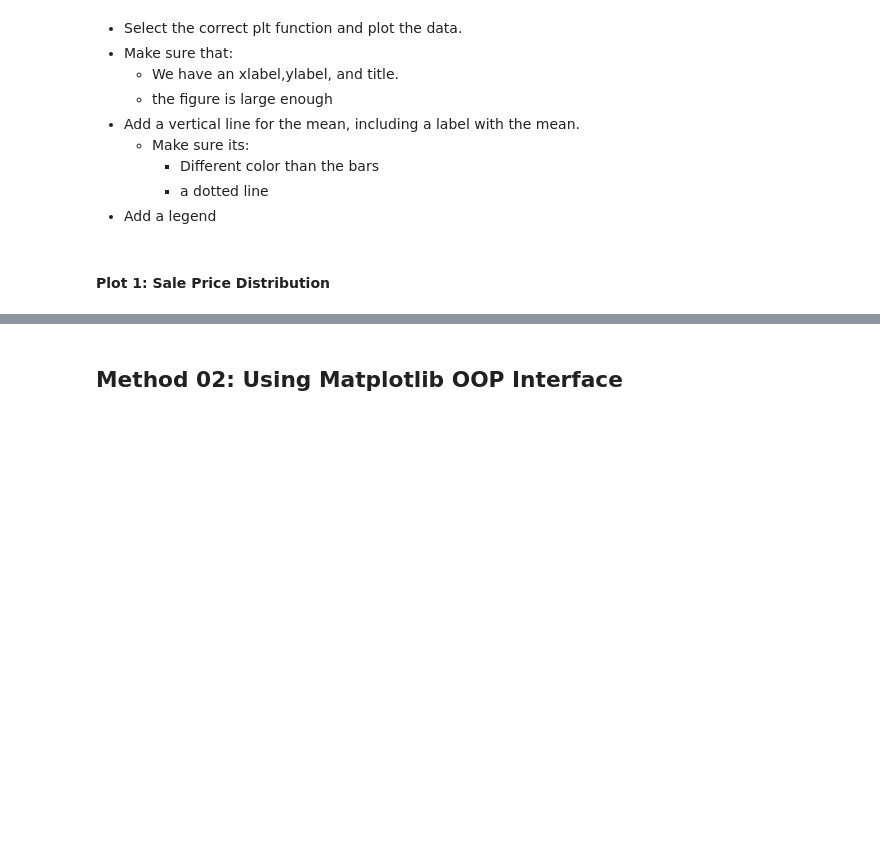
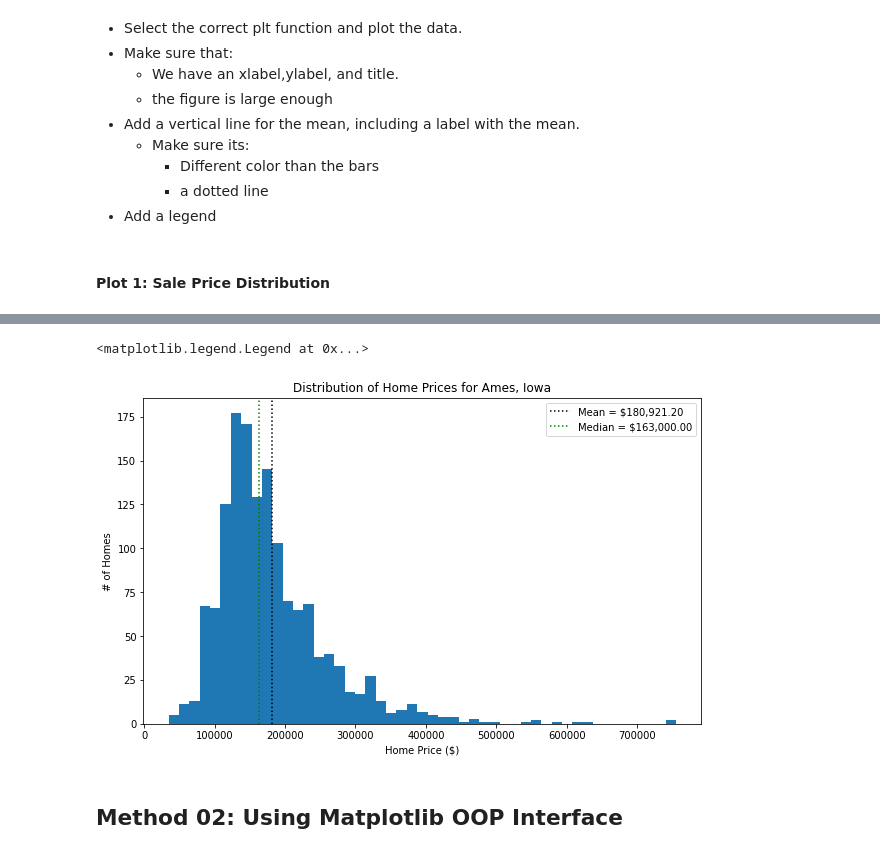
Before and after one commit to flatiron-school/ds-flex-fundamentals-of-data-visualization-2021, a Jupyter notebook: Fundamentals of Visualizations_v1_SG.ipynb, the cells around one changed output, grey strips where cells are left out. Saved outputs shown, nothing was run; the diff lists cells and outputs as text; code cells hidden in the pictures; blank space fills up the shorter version.

```diff
--- a/Fundamentals of Visualizations_v1_SG.ipynb
+++ b/Fundamentals of Visualizations_v1_SG.ipynb
@@ -141,3 +184,22 @@ df.info()
+# %%
+#Plot 1: Sale Price Distribution
+plt.figure(figsize=(10,6),)
+plt.hist( df['SalePrice'],bins='auto');
+plt.xlabel("Home Price ($)")
+plt.ylabel("# of Homes")
+plt.title("Distribution of Home Prices for Ames, Iowa");
+
+mean = df['SalePrice'].mean()
+plt.axvline(mean,color='k',ls=":",label=f"Mean = ${mean:,.2f}")
+
+
+median = df['SalePrice'].median()
+plt.axvline(median,color='green',ls=":",label=f"Median = ${median:,.2f}")
+
+plt.legend()
+# %% [output]
+<matplotlib.legend.Legend at 0x...>
+[figure, added]
 # %% [markdown]
 ## Method 02: Using Matplotlib OOP Interface
 # %% [markdown]
```
Also changed, not shown: parts of 61 cells of this notebook, 2 other files.
